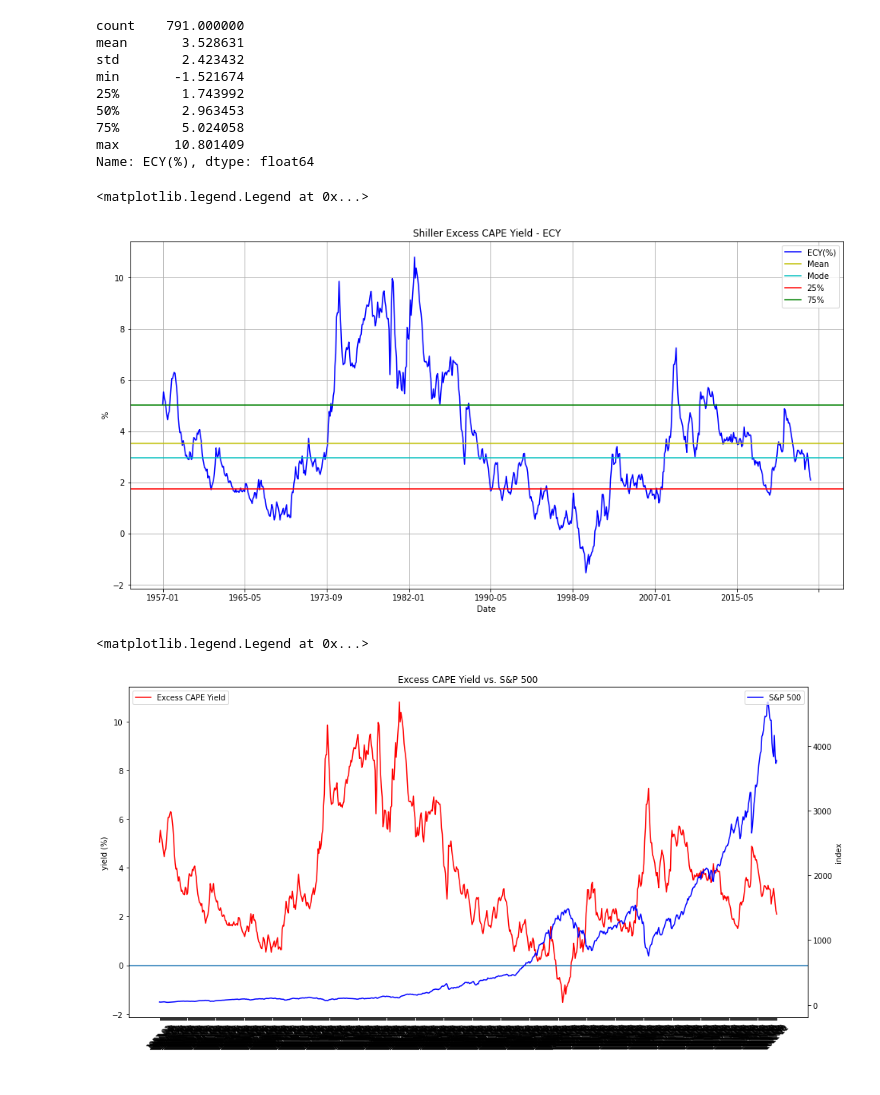
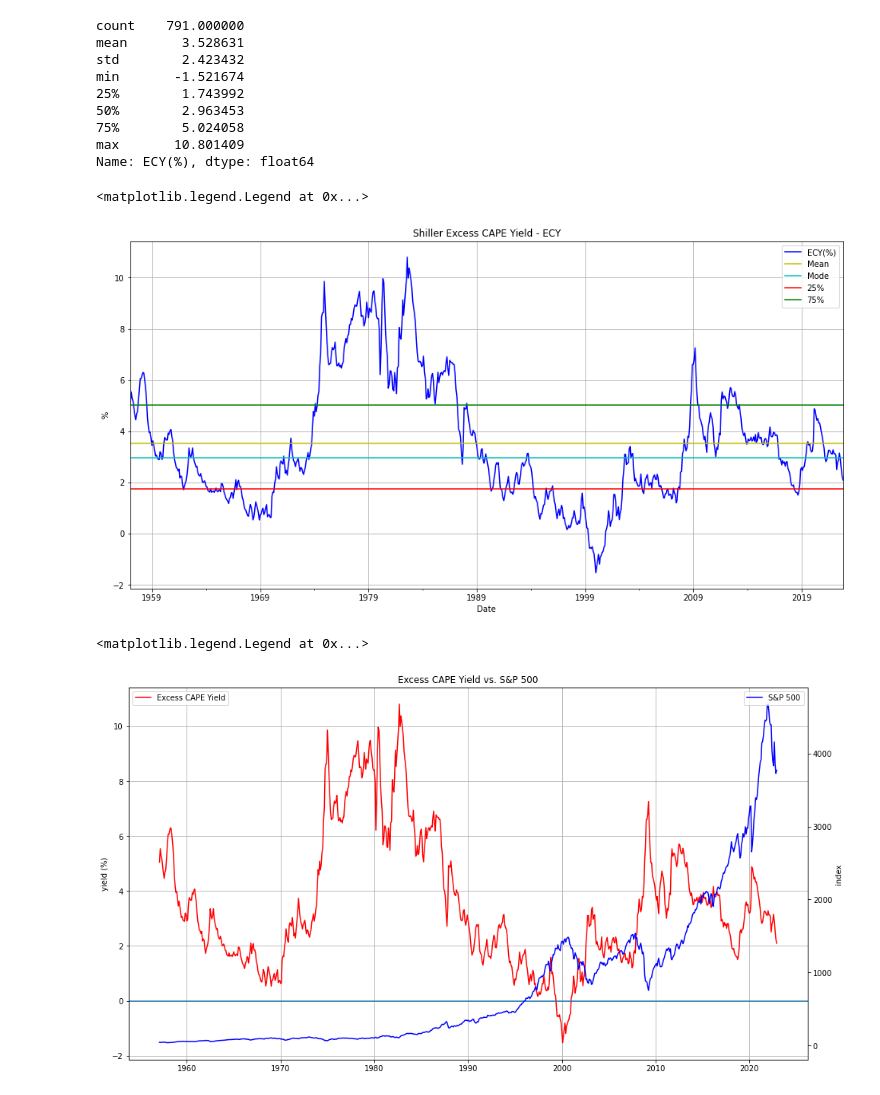
Before and after one commit to dbogatic/market_valuation, a Jupyter notebook: tr_cape.ipynb, the cells around one changed output. Saved outputs shown, nothing was run; the diff lists cells and outputs as text; code cells hidden in the pictures.

Commit message:
edit ECY plots

```diff
--- a/tr_cape.ipynb
+++ b/tr_cape.ipynb
@@ -29,7 +29,7 @@ dates = pd.date_range(start_date, end_date,freq='M')
 tr_cape = pd.read_excel('resources/TR_CAPE.xlsx').dropna()
 tr_cape = tr_cape.drop(columns='Date')
 tr_cape['Date'] = dates
-tr_cape['Date'] = pd.to_datetime(tr_cape['Date']).dt.strftime('%Y-%m')
+#tr_cape['Date'] = pd.to_datetime(tr_cape['Date']).dt.strftime('%Y-%m')
 tr_cape = tr_cape.rename(columns= {'P':'S&P500', 'TR CAPE':'TR_CAPE', 'Excess CAPE Yield':'ECY(%)'})
 tr_cape = tr_cape.set_index('Date')
 tr_cape['ECY(%)'] = tr_cape['ECY(%)']*100
@@ -105,21 +105,21 @@ plt.ylabel('%')
 plt.legend()
 # %% [output]
 <matplotlib.legend.Legend at 0x...>
-[figure, old version]
+[figure, new version]
 # %%
 # Plot ECY vs S&P 500
-fig, ax = plt.subplots(figsize=(16,8))
+fig, ax = plt.subplots(figsize=(16,9))
 plt.plot(tr_cape['ECY(%)'], label ='Excess CAPE Yield', color='r')
 ax.set_ylabel('yield (%)')
 ax.axhline(y=0)
 ax.legend(loc='upper left')
-ax.tick_params(axis='x', rotation=45)
+ax.grid()
 
 ax2 = ax.twinx()
 plt.plot(tr_cape['S&P500'], label='S&P 500', color='b')
 ax.set_title('Excess CAPE Yield vs. S&P 500')
 ax2.set_ylabel('index')
 ax2.legend(loc='upper right')
 # %% [output]
 <matplotlib.legend.Legend at 0x...>
-[figure, old version]
+[figure, new version]
```
Also changed, not shown: parts of 2 cells of this notebook.
